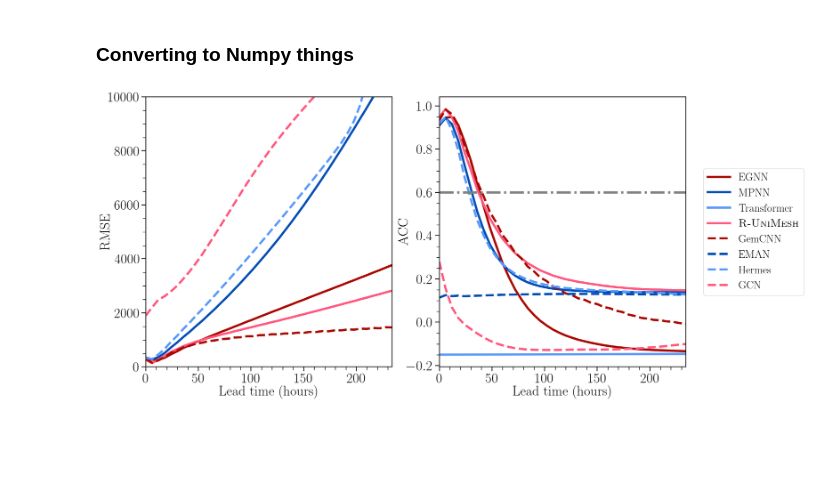
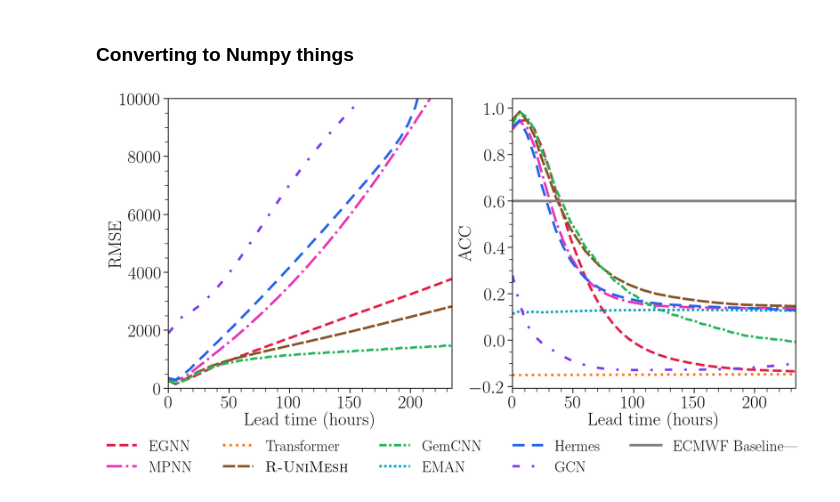
Before and after one commit to EdwardBerman/rayleigh_analysis, a Jupyter notebook: plots/2-plot-weatherbench.ipynb, the cells around one changed output. Saved outputs shown, nothing was run; the diff lists cells and outputs as text; code cells hidden in the pictures; blank space fills up the shorter version.

Commit message:
plots

```diff
--- a/plots/2-plot-weatherbench.ipynb
+++ b/plots/2-plot-weatherbench.ipynb
@@ -127,46 +128,72 @@ acc_arrays = [egnn_acc, mpnn_acc, transformer_acc, uni_acc,
               gem_acc, eman_acc, hermes_acc, gcn_acc]
 
 colors = [
-    "#aa0800",
-    "#004eb4",
-    "#5899fb",
-    "#ff587f",
+    "#e11d48",  # vibrant red
+    "#e935b6",  # hot pink
+    "#f97316",  # vibrant orange
+    "#865425",  # golden yellow
+    "#26b75b",  # vibrant green
+    "#00a3c0",  # cyan / light blue
+    "#2563eb",  # strong blue
+    "#7c3aed",  # vibrant violet
 ]
-linestyles = ["-", "--"]
 
-model_styles = {}
-for i, model in enumerate(models):
-    color = colors[i % 4]
-    linestyle = linestyles[i // 4]
-    model_styles[model] = {"color": color, "linestyle": linestyle}
+linestyles = [
+    "--",               # standard dashed
+    "-.",               # dash-dot
+    ":",                # dotted
+    (0, (5, 1)),        # dense dash
+    (0, (3, 1, 1, 1)),  # dash-dot-dot
+    (0, (1, 1)),        # fine dotted
+    (0, (5, 3)),        # long dash
+    (0, (3, 5, 1, 5)),  # complex dash pattern
+]
+
+model_styles = {
+    model: {"color": colors[i], "linestyle": linestyles[i]}
+    for i, model in enumerate(models)
+}
 
 timesteps = np.arange(len(egnn_rmse))
 hours = timesteps * 6
 
-fig, (ax1, ax2) = plt.subplots(1, 2, figsize=(18, 8))
+fig, (ax1, ax2) = plt.subplots(1, 2, figsize=(16, 8))
 
 # RMSE subplot
 for model, rmse_array in zip(models, rmse_arrays):
     style = model_styles[model]
     ax1.plot(hours, rmse_array, color=style["color"],
              linestyle=style["linestyle"], lw=4, label=model)
 ax1.set_xlabel("Lead time (hours)", labelpad=-0.5)
 ax1.set_ylabel("RMSE", labelpad=-8)
 ax1.set_ylim(0, 10000)
 ax1.set_xlim(0, 234)
 
 # ACC subplot
 for model, acc_array in zip(models, acc_arrays):
     style = model_styles[model]
     ax2.plot(hours, acc_array, color=style["color"],
              linestyle=style["linestyle"], lw=4, label=model)
 ax2.set_xlabel("Lead time (hours)", labelpad=-0.5)
 ax2.set_ylabel("ACC", labelpad=-8)
-ax2.axhline(y=0.6, color='gray', linestyle='-.', lw=4)
-ax2.legend(fontsize=20, loc='center left', bbox_to_anchor=(1.05, 0.5))
+ax2.axhline(y=0.6, color='gray', linestyle='-', lw=4, label="ECMWF Baseline|")
 ax2.set_xlim(0, 234)
 
+handles, labels = ax2.get_legend_handles_labels()
+fig.legend(
+    handles,
+    labels,
+    loc="lower center",
+    ncol=5,
+    fontsize=25,
+    frameon=False,
+    bbox_to_anchor=(0.5, -0.15)
+)
+
+# Leave room at the bottom for the legend
+plt.tight_layout(rect=[0, 0.08, 1, 1])
+
 plt.tight_layout()
-plt.savefig("geopotential_metrics_horizontal.png", dpi=300)
+plt.savefig("geopotential_metrics_horizontal.png", dpi=300, bbox_inches='tight')
 # %% [output]
-[figure, old version]
+[figure, new version]
```
Also changed, not shown: parts of 5 cells of this notebook, 1 other file.
